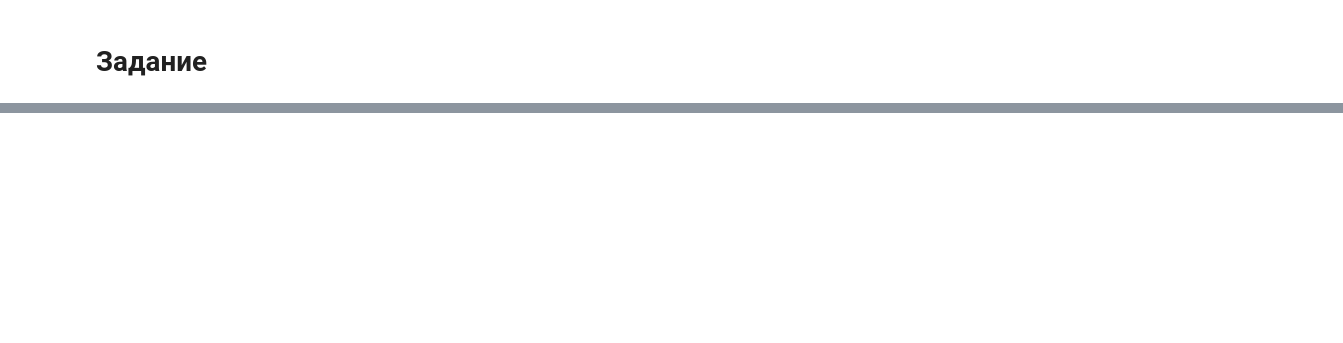
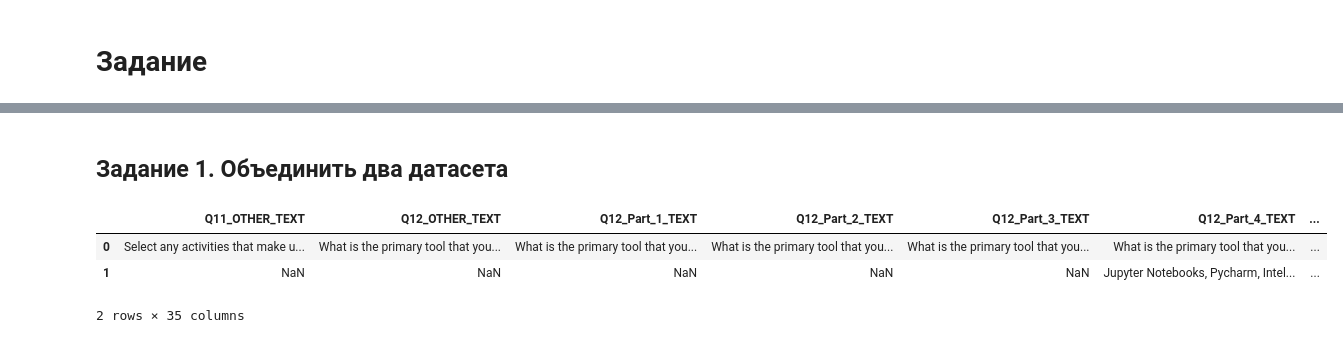
Before and after one commit to KhubbatulinMark/sber-21-rudn, a Jupyter notebook: solutions/02-solution.ipynb, the cells around one changed output, grey strips where cells are left out. Cells and saved outputs as stored; diff of their text form; code cells hidden in the pictures; blank space fills up the shorter version.

```diff
--- a/solutions/02-solution.ipynb
+++ b/solutions/02-solution.ipynb
@@ -123,0 +17,2 @@ data[
+# %% [markdown]
+## Задание 1. Объединить два датасета
@@ -123,0 +21,7 @@ data[
+# %%
+df1.head(2)
+# %% [output]
+|  | Q11_OTHER_TEXT | Q12_OTHER_TEXT | Q12_Part_1_TEXT | Q12_Part_2_TEXT | Q12_Part_3_TEXT | Q12_Part_4_TEXT | ... |
+| 0 | Select any activities that make u... | What is the primary tool that you... | What is the primary tool that you... | What is the primary tool that you... | What is the primary tool that you... | What is the primary tool that you... | ... |
+| 1 | NaN | NaN | NaN | NaN | NaN | Jupyter Notebooks, Pycharm, Intel... | ... |
+2 rows × 35 columns
```
Also changed, not shown: parts of 53 cells of this notebook, 24 other files.
